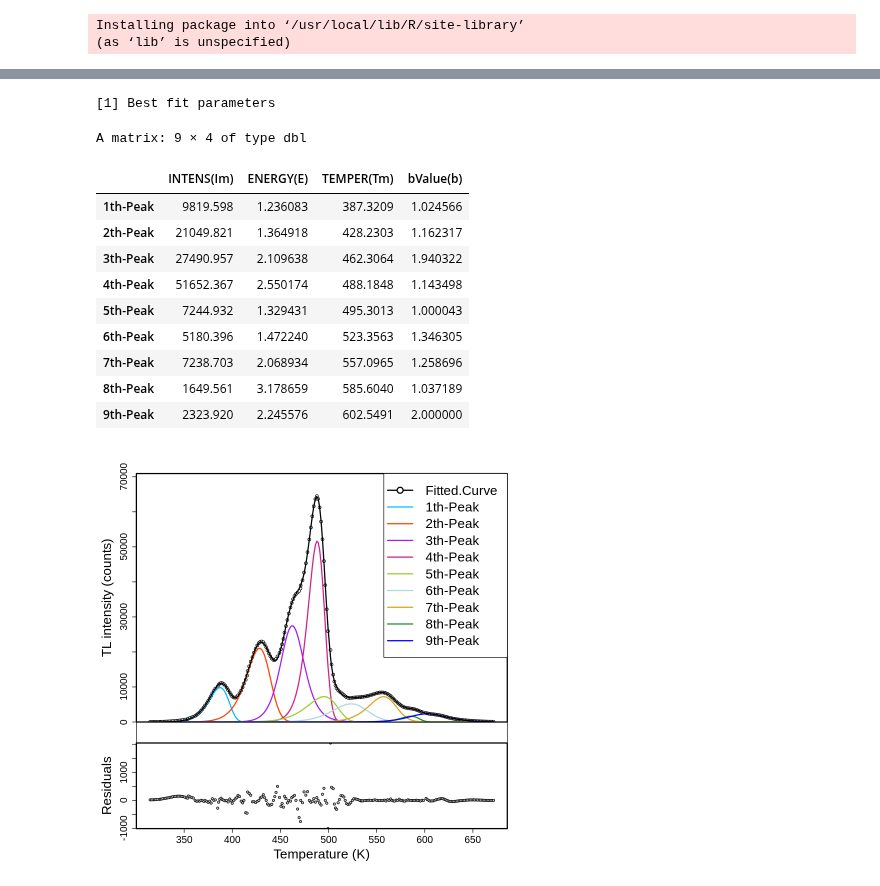
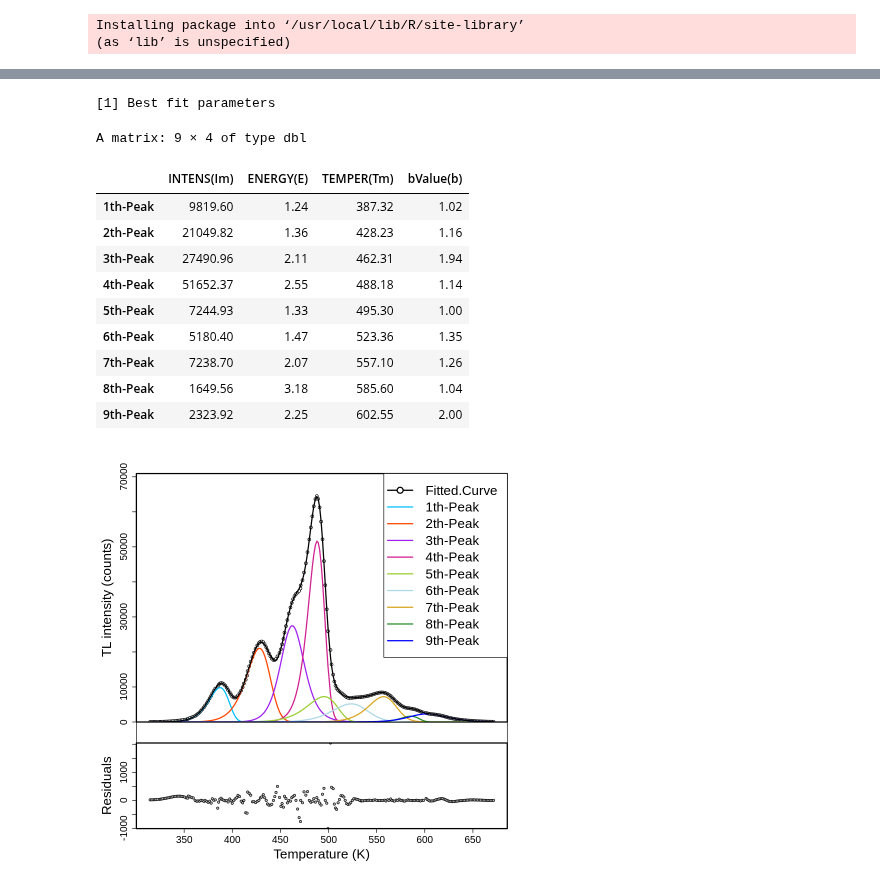
Before and after one commit to vpagonis/EURADOS-2023, a Jupyter notebook: Code_2_12.ipynb, the cells around one changed output, grey strips where cells are left out. Saved outputs shown, nothing was run; the diff lists cells and outputs as text; code cells hidden in the pictures.

```diff
--- a/Code_2_12.ipynb
+++ b/Code_2_12.ipynb
@@ -147,29 +182,29 @@ Geometrical shape factors
 # %%
 # Deconvolve TL signal using 9 peaks (no background subtraction)
 # a GOK model using user-supplied initial kinetic parameters.
 rm(list=ls())
 library("tgcd")
 data(Refglow)
 knPars <-
   cbind(c(9824,21009,27792,50520,7153, 5496,6080,1641,2316), # Im
         c(1.24, 1.36, 2.10, 2.65, 1.43, 1.16, 2.48, 2.98, 2.25), # E
         c(387, 428, 462, 488, 493, 528, 559, 585, 602), # Tm
         c(1.02, 1.15, 1.99, 1.20, 1.28, 1.19, 1.40, 1.01, 1.18)) # b
 invisible(capture.output(TL1 <- tgcd(Refglow$x009, npeak=9,
-                                     model="g1",inisPAR=knPars, nstart=10, edit.inis=FALSE)))
+     model="g1",inisPAR=knPars, nstart=10, edit.inis=FALSE)))
 print.noquote("Best fit parameters")
-TL1$pars
+round(TL1$pars,2)
 # %% [output]
 [1] Best fit parameters
 A matrix: 9 × 4 of type dbl
 |  | INTENS(Im) | ENERGY(E) | TEMPER(Tm) | bValue(b) |
-| 1th-Peak | 9819.598 | 1.236083 | 387.3209 | 1.024566 |
-| 2th-Peak | 21049.821 | 1.364918 | 428.2303 | 1.162317 |
-| 3th-Peak | 27490.957 | 2.109638 | 462.3064 | 1.940322 |
-| 4th-Peak | 51652.367 | 2.550174 | 488.1848 | 1.143498 |
-| 5th-Peak | 7244.932 | 1.329431 | 495.3013 | 1.000043 |
-| 6th-Peak | 5180.396 | 1.472240 | 523.3563 | 1.346305 |
-| 7th-Peak | 7238.703 | 2.068934 | 557.0965 | 1.258696 |
-| 8th-Peak | 1649.561 | 3.178659 | 585.6040 | 1.037189 |
-| 9th-Peak | 2323.920 | 2.245576 | 602.5491 | 2.000000 |
+| 1th-Peak | 9819.60 | 1.24 | 387.32 | 1.02 |
+| 2th-Peak | 21049.82 | 1.36 | 428.23 | 1.16 |
+| 3th-Peak | 27490.96 | 2.11 | 462.31 | 1.94 |
+| 4th-Peak | 51652.37 | 2.55 | 488.18 | 1.14 |
+| 5th-Peak | 7244.93 | 1.33 | 495.30 | 1.00 |
+| 6th-Peak | 5180.40 | 1.47 | 523.36 | 1.35 |
+| 7th-Peak | 7238.70 | 2.07 | 557.10 | 1.26 |
+| 8th-Peak | 1649.56 | 3.18 | 585.60 | 1.04 |
+| 9th-Peak | 2323.92 | 2.25 | 602.55 | 2.00 |
 [figure]
```
Also changed, not shown: parts of 7 cells of this notebook.
